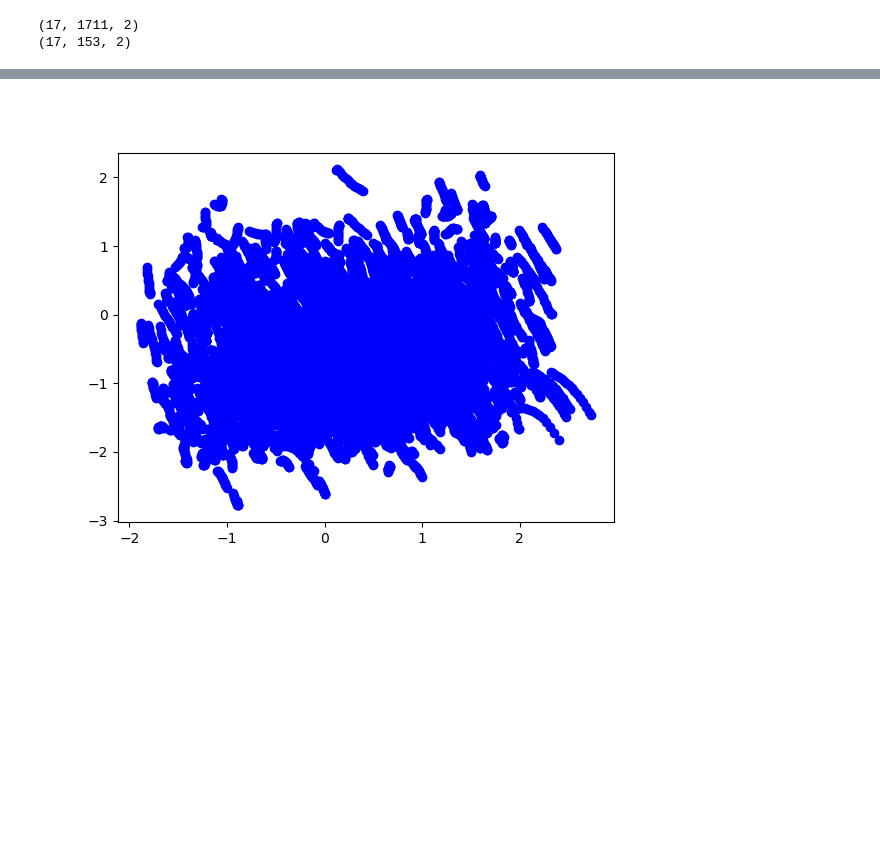
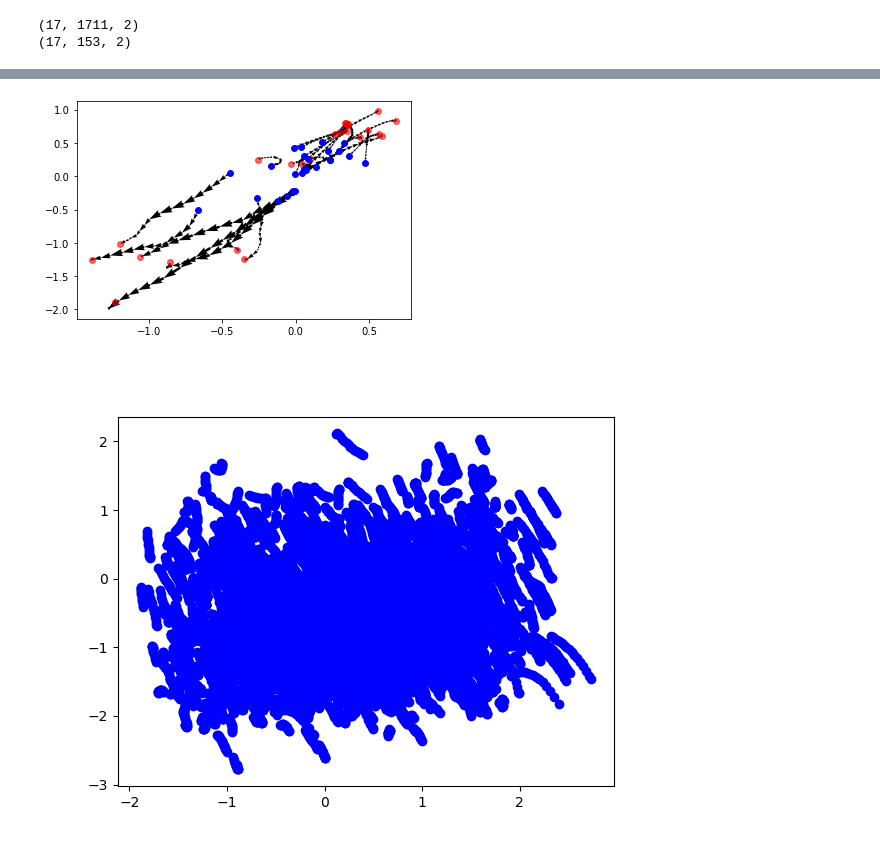
Before and after one commit to Rage997/MasterThesis, a Jupyter notebook: code/PyCode/results.ipynb, the cells around one changed output, grey strips where cells are left out. Saved outputs shown, nothing was run; the diff lists cells and outputs as text; code cells hidden in the pictures; blank space fills up the shorter version.

```diff
--- a/code/PyCode/results.ipynb
+++ b/code/PyCode/results.ipynb
@@ -55,3 +55,27 @@ plt.show()
+# %%
+# Plot only a few nodes and whole trajectories
+fig, ax = plt.subplots()
+idx = np.random.randint(low=0, high=to_plot.shape[1], size=(25))
+afew = to_plot[:, idx]
+
+
+for t in range(0, afew.shape[0]):
+    first = afew[t]
+    x1, y1 = first[:,0], first[:,1]
+
+    if t == 0:
+        AB = ax.scatter(x1, y1, c = 'blue', marker = 'o', s = 35, zorder = 3)
+    if t == afew.shape[0]-1:
+        CD = ax.scatter(x1, y1, c = 'red', marker = 'o', s = 35, alpha=0.6, zorder = 2)
+    else:
+        last = afew[t+1]
+        x2, y2 = last[:,0], last[:,1]
+
+        ax.quiver(x1, y1, (x2-x1), (y2-y1), angles='xy', scale_units='xy', scale=1)
+
+# plt.savefig(f'../../latex/figures/latentspace_afew_region', dpi=600)
+# %% [output]
+[figure, added]
 # %%
 # Make a movie out of this
 import matplotlib.animation as animation
```
Also changed, not shown: parts of 6 cells of this notebook.
